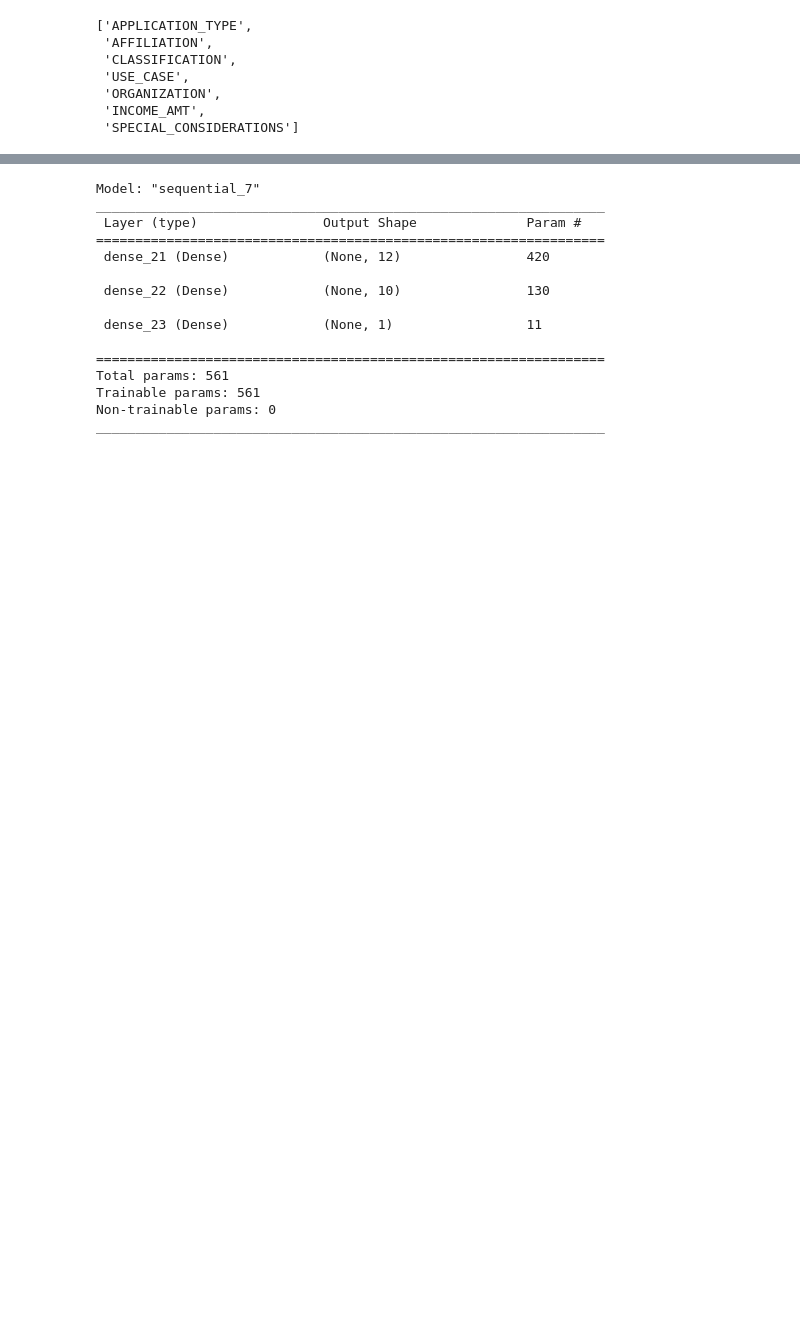
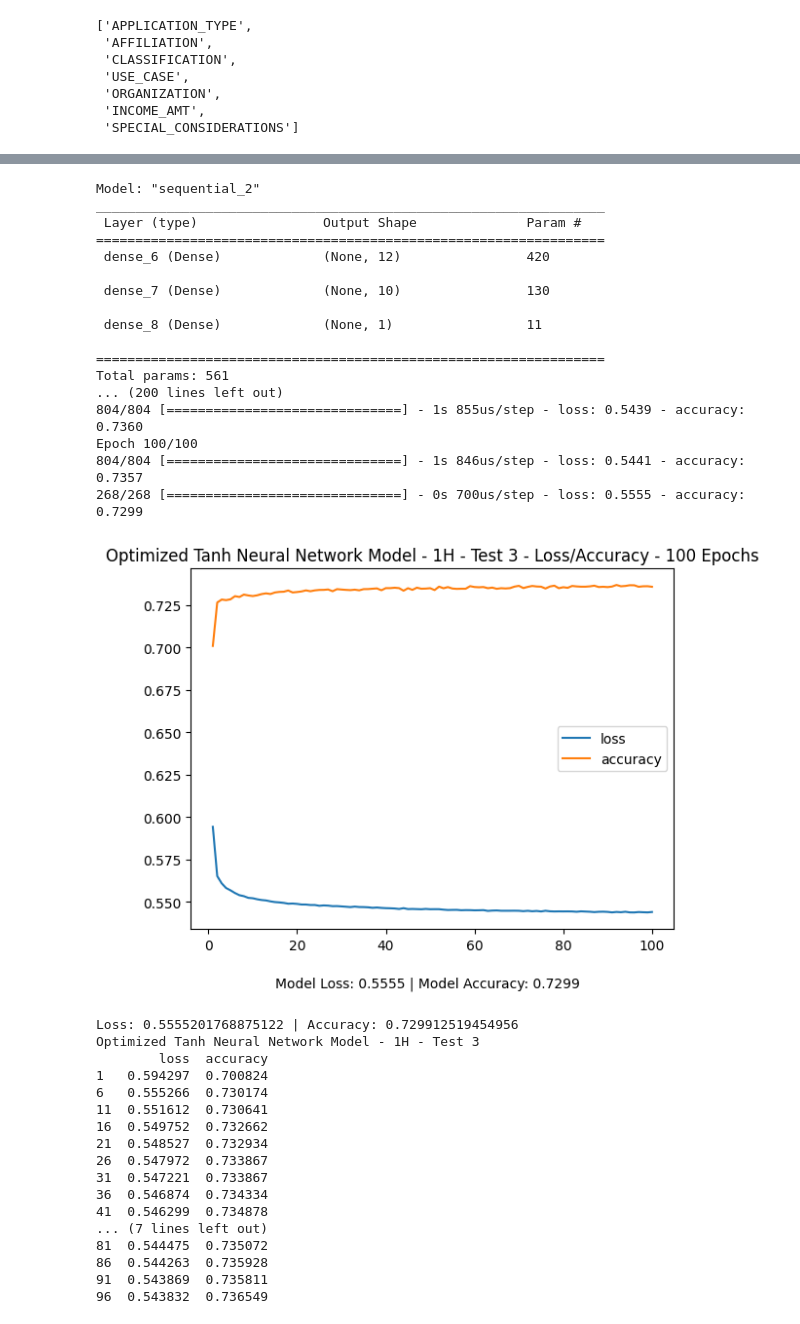
Before and after one commit to afsharritter/M20_Neural_Networks, a Jupyter notebook: challenge/AphabetSoupCharity_Optimization.ipynb, the cells around one changed output, grey strips where cells are left out. Drawn from its saved outputs; the diff is of its cells as text; code cells hidden in the pictures; blank space fills up the shorter version.

```diff
--- a/challenge/AphabetSoupCharity_Optimization.ipynb
+++ b/challenge/AphabetSoupCharity_Optimization.ipynb
@@ -458,19 +468,42 @@ nn_reduced_accuracy_df = get_loss_accuracy(fit_model_reduced)
 # %%
 # lets try with a different activation function
-nn_model_tanh = make_nn_model(data=X_train_reduced, n1=12, n2=10, act1='relu', act2='tanh')
+nn_model_tanh = make_1h_nn_model(data=X_train_scaled, n1=12, n2=10, act1='tanh', act2='tanh')
+fit_model_tanh = train_nn_model(nn_model_tanh, X_train=X_train_scaled, y_train=y_train, epochs=100)
+graph_title_3 = 'Optimized Tanh Neural Network Model - 1H - Test 3'
+evaluation_3 = evaluate_nn_model(model=nn_model_tanh, fit=fit_model_tanh, X_test=X_test_scaled, y_test=y_test, title=graph_title_3)
 # %% [output]
-Model: "sequential_7"
+Model: "sequential_2"
 _________________________________________________________________
  Layer (type)                Output Shape              Param #
 =================================================================
- dense_21 (Dense)            (None, 12)                420
+ dense_6 (Dense)             (None, 12)                420
 
- dense_22 (Dense)            (None, 10)                130
+ dense_7 (Dense)             (None, 10)                130
 
- dense_23 (Dense)            (None, 1)                 11
+ dense_8 (Dense)             (None, 1)                 11
 
 =================================================================
 Total params: 561
-Trainable params: 561
-Non-trainable params: 0
-_________________________________________________________________
+... (200 lines left out)
+804/804 [==============================] - 1s 855us/step - loss: 0.5439 - accuracy: 0.7360
+Epoch 100/100
+804/804 [==============================] - 1s 846us/step - loss: 0.5441 - accuracy: 0.7357
+268/268 [==============================] - 0s 700us/step - loss: 0.5555 - accuracy: 0.7299
+[figure, added]
+Loss: 0.5555201768875122 | Accuracy: 0.729912519454956
+Optimized Tanh Neural Network Model - 1H - Test 3
+        loss  accuracy
+1   0.594297  0.700824
+6   0.555266  0.730174
+11  0.551612  0.730641
+16  0.549752  0.732662
+21  0.548527  0.732934
+26  0.547972  0.733867
+31  0.547221  0.733867
+36  0.546874  0.734334
+41  0.546299  0.734878
+... (7 lines left out)
+81  0.544475  0.735072
+86  0.544263  0.735928
+91  0.543869  0.735811
+96  0.543832  0.736549
```
Also changed, not shown: parts of 48 cells of this notebook, 16 other files.
